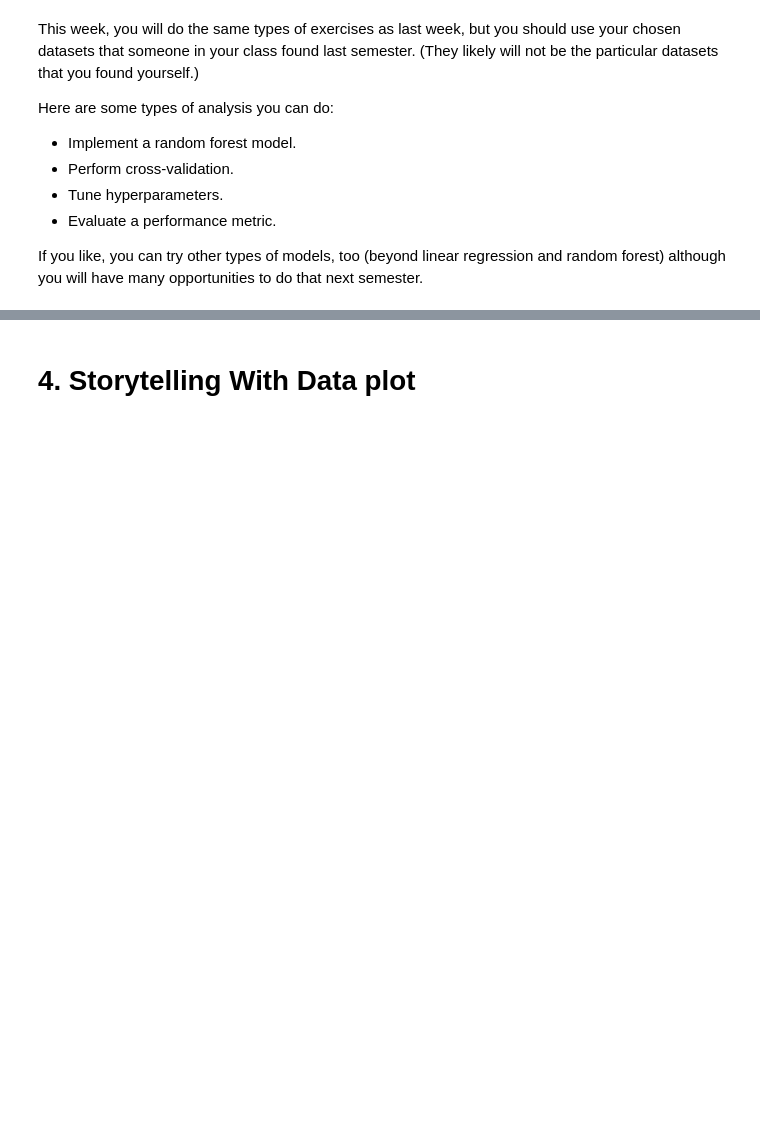
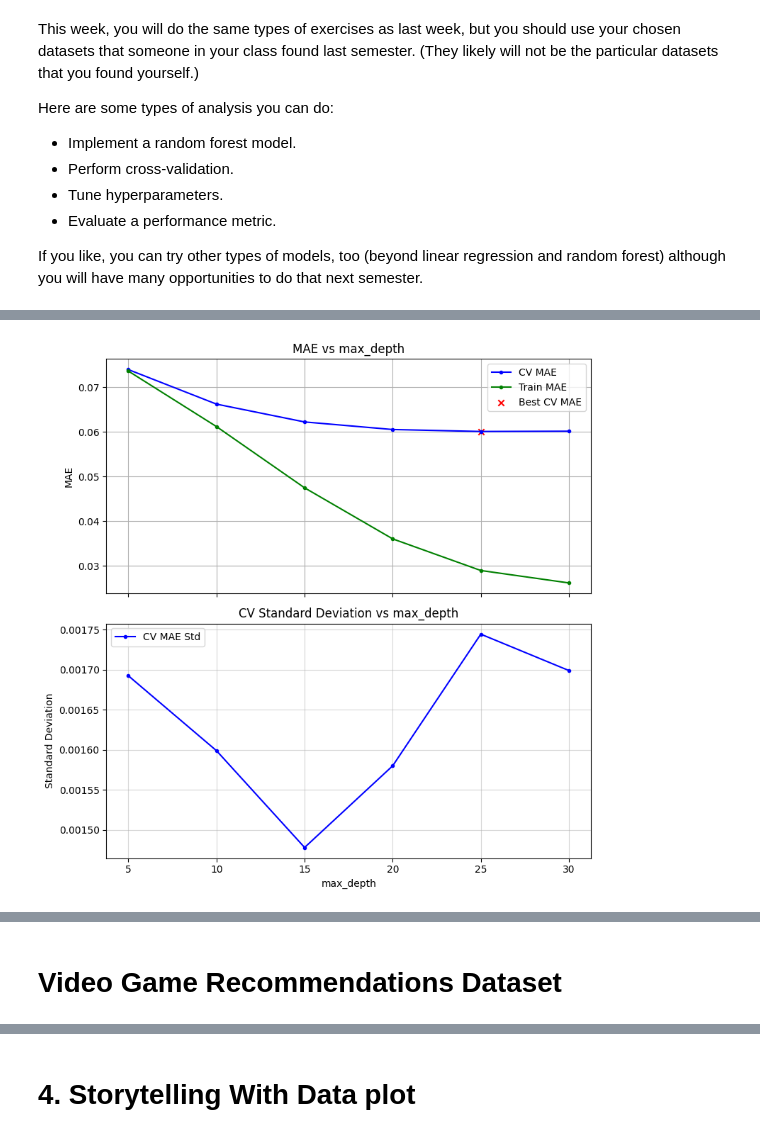
Before and after one commit to akmishra-1/Module-B-semester-2, a Jupyter notebook: OMDS-ModB2-Week11-Mishra-Amit.ipynb, the cells around one changed output, grey strips where cells are left out. Saved outputs shown, nothing was run; the diff lists cells and outputs as text; code cells hidden in the pictures; blank space fills up the shorter version.

```diff
--- a/OMDS-ModB2-Week11-Mishra-Amit.ipynb
+++ b/OMDS-ModB2-Week11-Mishra-Amit.ipynb
@@ -77,0 +567,47 @@ If you like, you can try other types of models, too (beyond linear regression an
+# %%
+# randomforest base parameters
+rf_sweep_params = {
+    "n_estimators": 100,
+    "max_depth": None,
+    "min_samples_split": 2,
+    "min_samples_leaf": 1
+}
+# %%
+# sweep parameters
+
+# sweep max_depth
+rf_sweep_params = sweep_parameter(
+    model=RandomForestRegressor,
+    Parameters=rf_sweep_params,
+    param="max_depth",
+    parameter_list=[5, 10, 15, 20, 25, 30, None],
+    X_train=X_train,
+    y_train=y_train_log,
+    verbose=True
+)
+
+# sweep min_samples_split
+rf_sweep_params = sweep_parameter(
+    model=RandomForestRegressor,
+    Parameters=rf_sweep_params,
+    param="min_samples_split",
+    parameter_list=[2, 5, 10, 20, 50],
+    X_train=X_train,
+    y_train=y_train_log,
+    verbose=True
+)
+
+# sweep n_estimators
+rf_sweep_params = sweep_parameter(
+    model=RandomForestRegressor,
+    Parameters=rf_sweep_params,
+    param="n_estimators",
+    parameter_list=[50, 100, 200, 300],
+    X_train=X_train,
+    y_train=y_train_log,
+    verbose=True
+)
+
+print("Final Random Forest swept parameters:", rf_sweep_params)
+# %% [output]
+[figure, added]
@@ -77,0 +664,2 @@ If you like, you can try other types of models, too (beyond linear regression an
+# %% [markdown]
+# Video Game Recommendations Dataset
```
Also changed, not shown: parts of 17 cells of this notebook.
